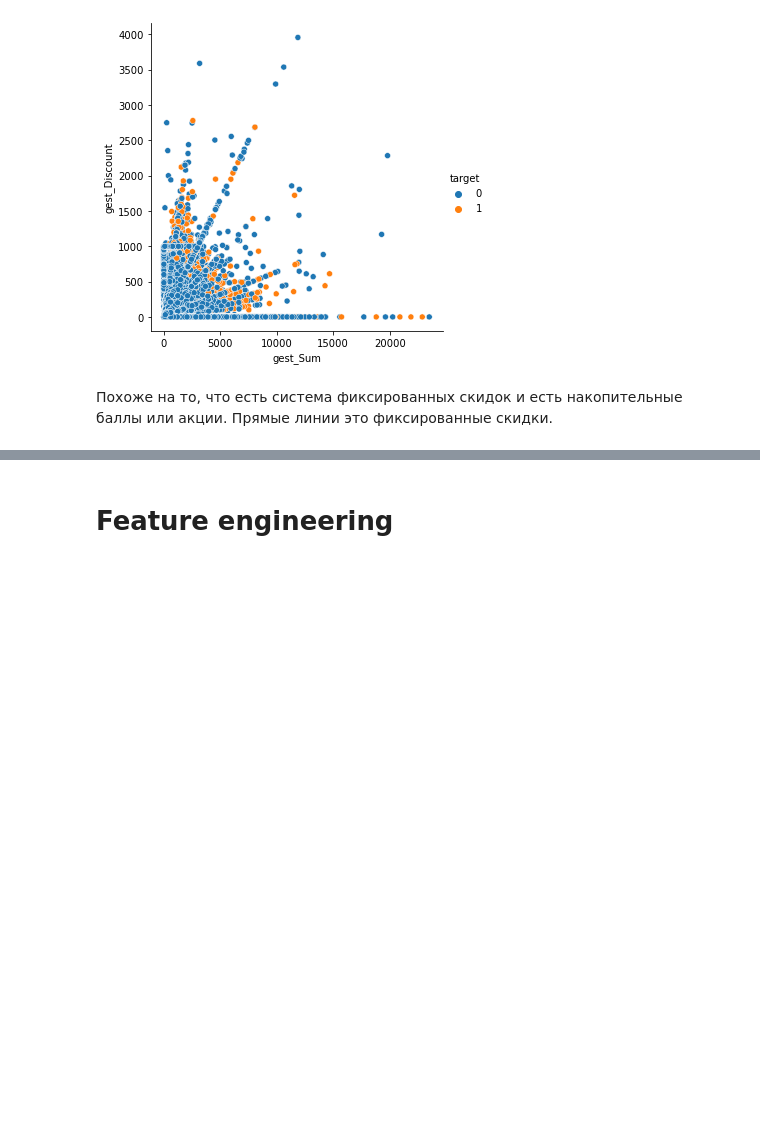
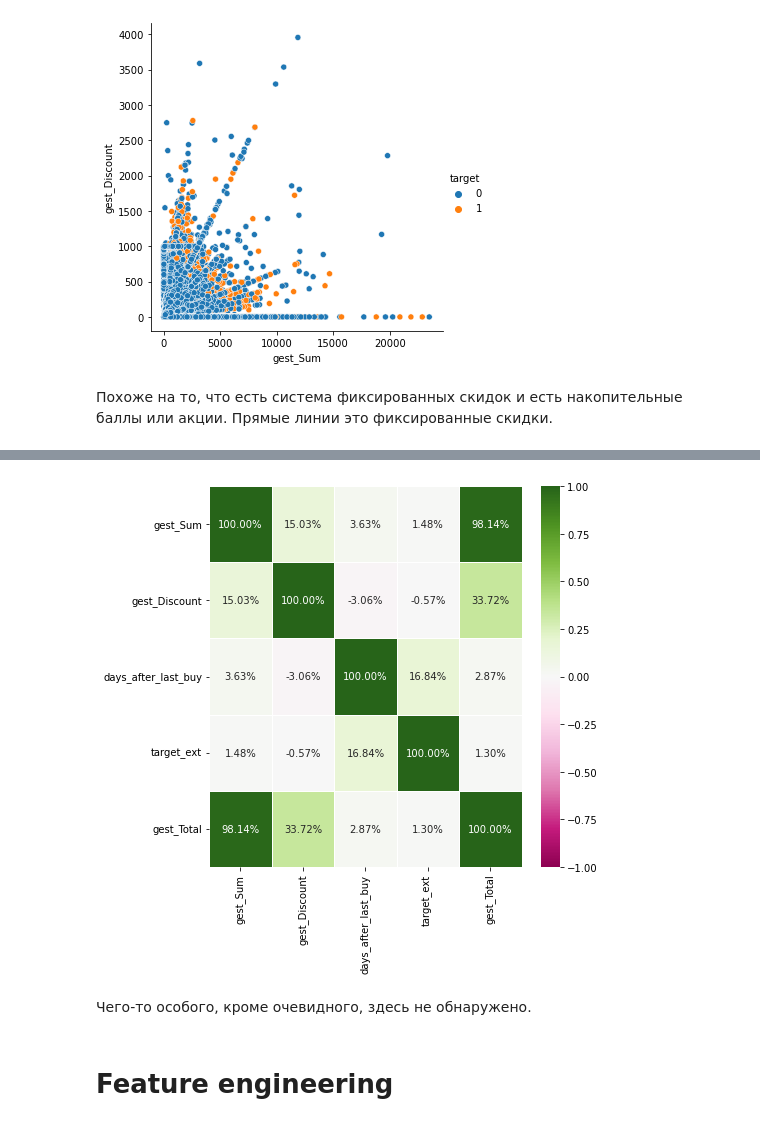
Before and after one commit to snakerzr/cupcake_churn_prediction, a Jupyter notebook: notebook.ipynb, the cells around one changed output, grey strips where cells are left out. Drawn from its saved outputs; the diff is of its cells as text; code cells hidden in the pictures; blank space fills up the shorter version.

```diff
--- a/notebook.ipynb
+++ b/notebook.ipynb
@@ -708,3 +723,11 @@ sns.relplot(x="gest_Sum", y="gest_Discount", hue="target_ext", data=df_eda_new);
+# %%
+fig,ax = plt.subplots(figsize=(7,7))
+sns.heatmap(new_corr, annot=True,ax=ax,vmin=-1,vmax=1,linewidth=.5,cmap="PiYG",center=0,fmt='.2%')
+plt.show()
+# %% [output]
+[figure, added]
+# %% [markdown]
+Чего-то особого, кроме очевидного, здесь не обнаружено.
 # %% [markdown]
 # Feature engineering
 # %% [markdown]
```
Also changed, not shown: parts of 11 cells of this notebook.
